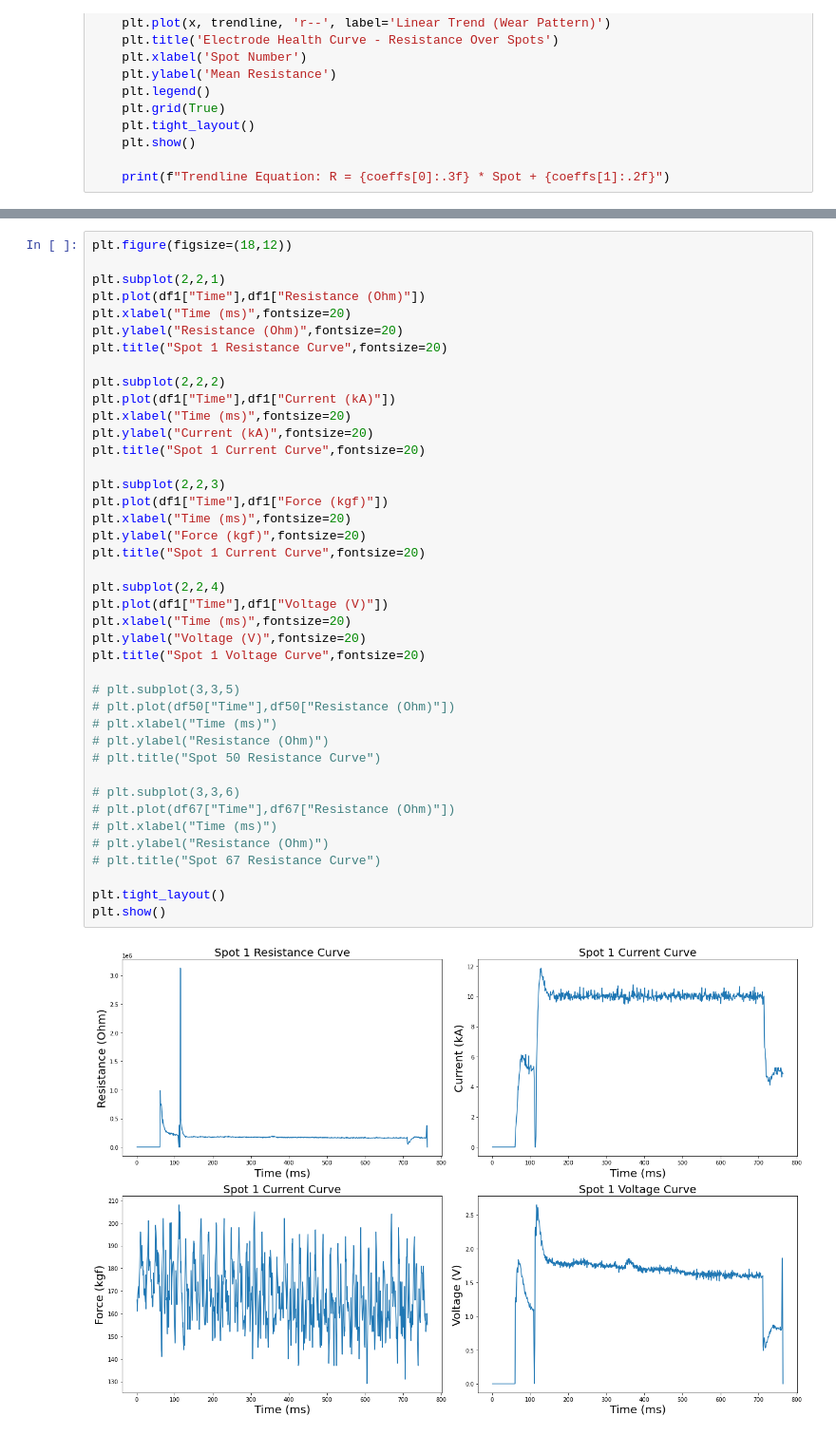
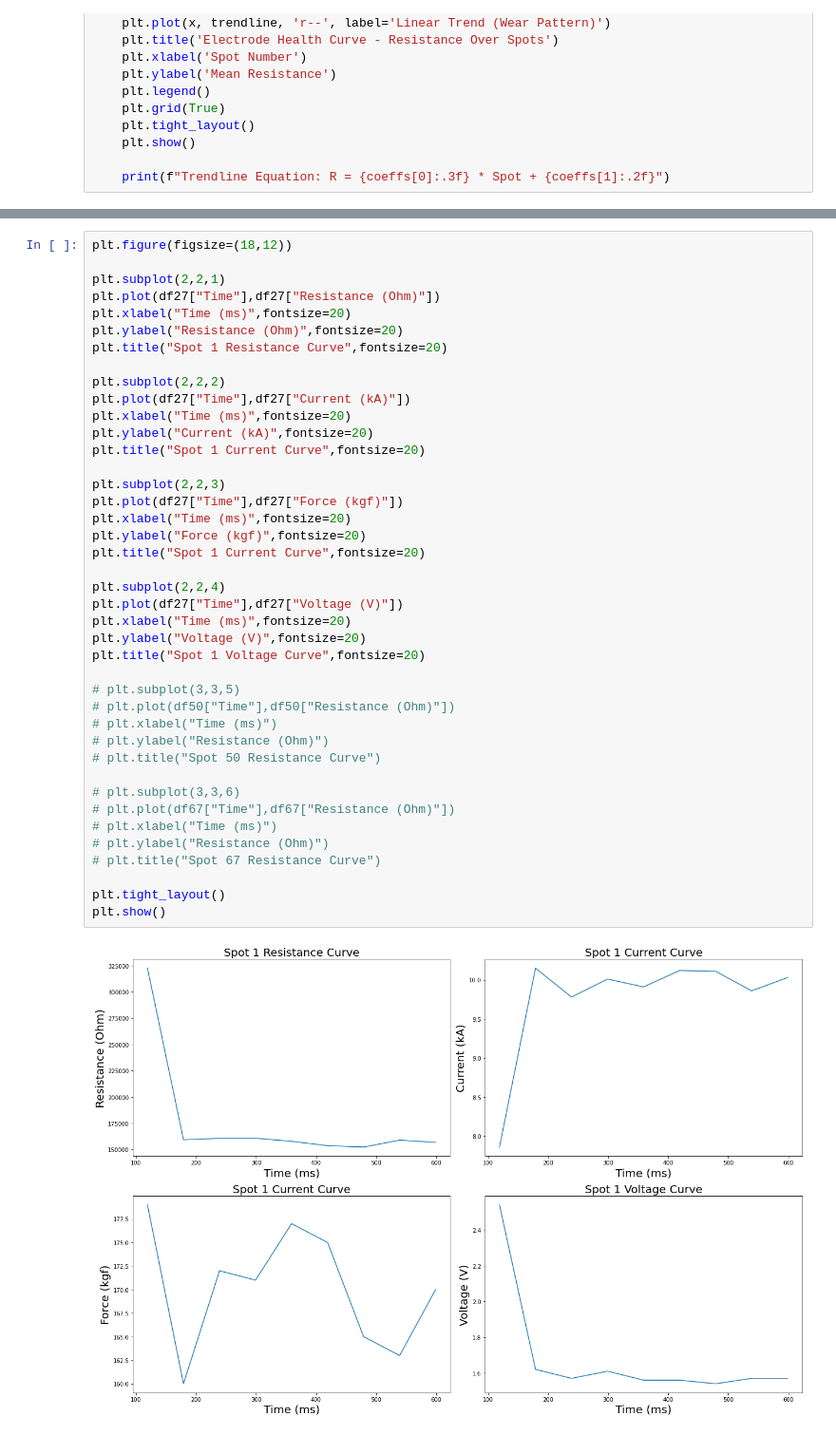
Before and after one commit to Protagonist-8/SpotProject, a Jupyter notebook: spot_eda.ipynb, the cells around one changed output, grey strips where cells are left out. Shown at 95% size. Saved outputs shown, nothing was run; the diff lists cells and outputs as text.

Commit message:
Committed on 13th June Morning Session - computed Raw Resistance Curves

```diff
--- a/spot_eda.ipynb
+++ b/spot_eda.ipynb
@@ -305,42 +326,42 @@ df67=pre_process(data_path=path67,timestamps=None)
 plt.figure(figsize=(18,12))
 
 plt.subplot(2,2,1)
-plt.plot(df1["Time"],df1["Resistance (Ohm)"])
+plt.plot(df27["Time"],df27["Resistance (Ohm)"])
 plt.xlabel("Time (ms)",fontsize=20)
 plt.ylabel("Resistance (Ohm)",fontsize=20)
 plt.title("Spot 1 Resistance Curve",fontsize=20)
 
 plt.subplot(2,2,2)
-plt.plot(df1["Time"],df1["Current (kA)"])
+plt.plot(df27["Time"],df27["Current (kA)"])
 plt.xlabel("Time (ms)",fontsize=20)
 plt.ylabel("Current (kA)",fontsize=20)
 plt.title("Spot 1 Current Curve",fontsize=20)
 
 plt.subplot(2,2,3)
-plt.plot(df1["Time"],df1["Force (kgf)"])
+plt.plot(df27["Time"],df27["Force (kgf)"])
 plt.xlabel("Time (ms)",fontsize=20)
 plt.ylabel("Force (kgf)",fontsize=20)
 plt.title("Spot 1 Current Curve",fontsize=20)
 
 plt.subplot(2,2,4)
-plt.plot(df1["Time"],df1["Voltage (V)"])
+plt.plot(df27["Time"],df27["Voltage (V)"])
 plt.xlabel("Time (ms)",fontsize=20)
 plt.ylabel("Voltage (V)",fontsize=20)
 plt.title("Spot 1 Voltage Curve",fontsize=20)
 
 # plt.subplot(3,3,5)
 # plt.plot(df50["Time"],df50["Resistance (Ohm)"])
 # plt.xlabel("Time (ms)")
 # plt.ylabel("Resistance (Ohm)")
 # plt.title("Spot 50 Resistance Curve")
 
 # plt.subplot(3,3,6)
 # plt.plot(df67["Time"],df67["Resistance (Ohm)"])
 # plt.xlabel("Time (ms)")
 # plt.ylabel("Resistance (Ohm)")
 # plt.title("Spot 67 Resistance Curve")
 
 plt.tight_layout()
 plt.show()
 # %% [output]
-[figure, old version]
+[figure, new version]
```
Also changed, not shown: parts of 11 cells of this notebook.
